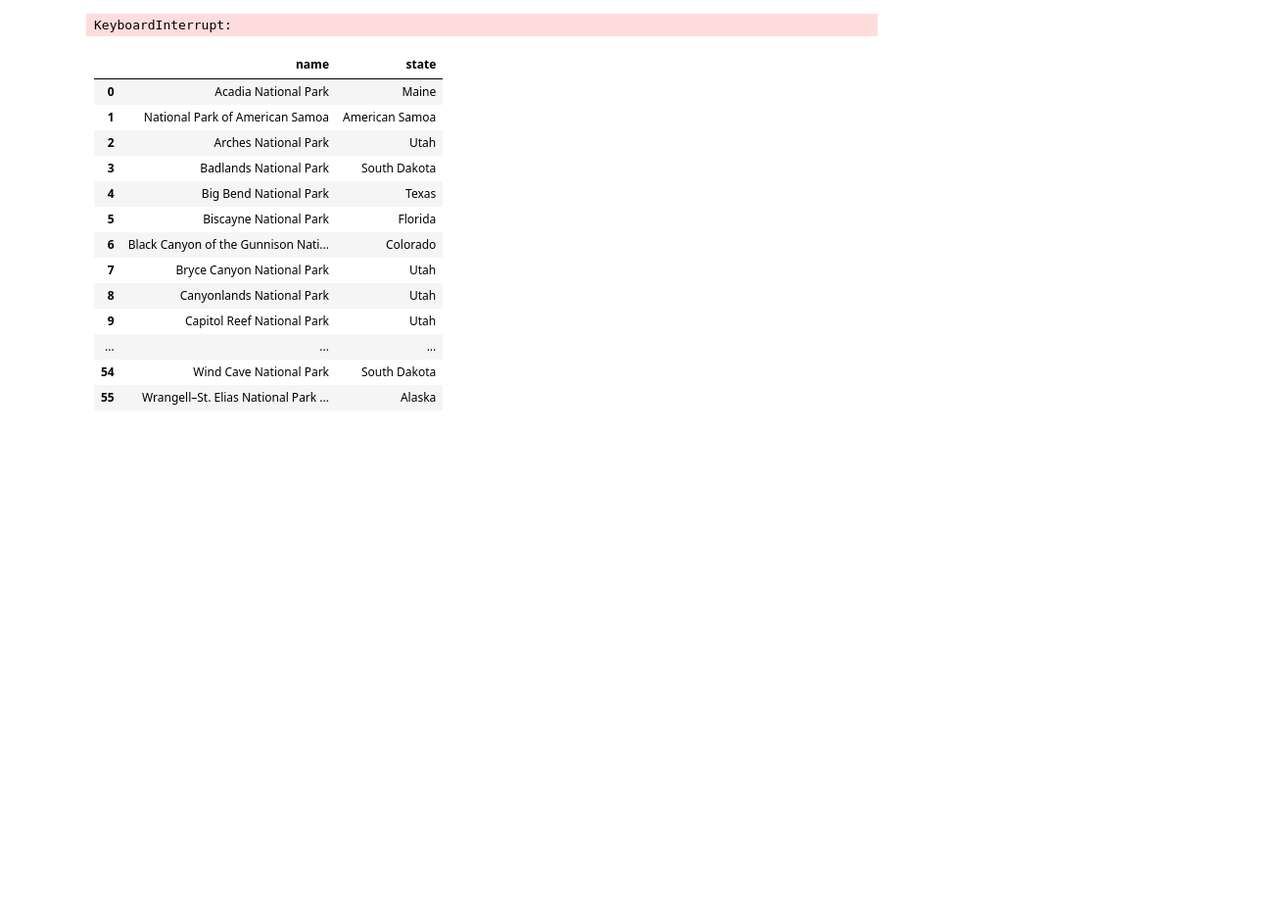
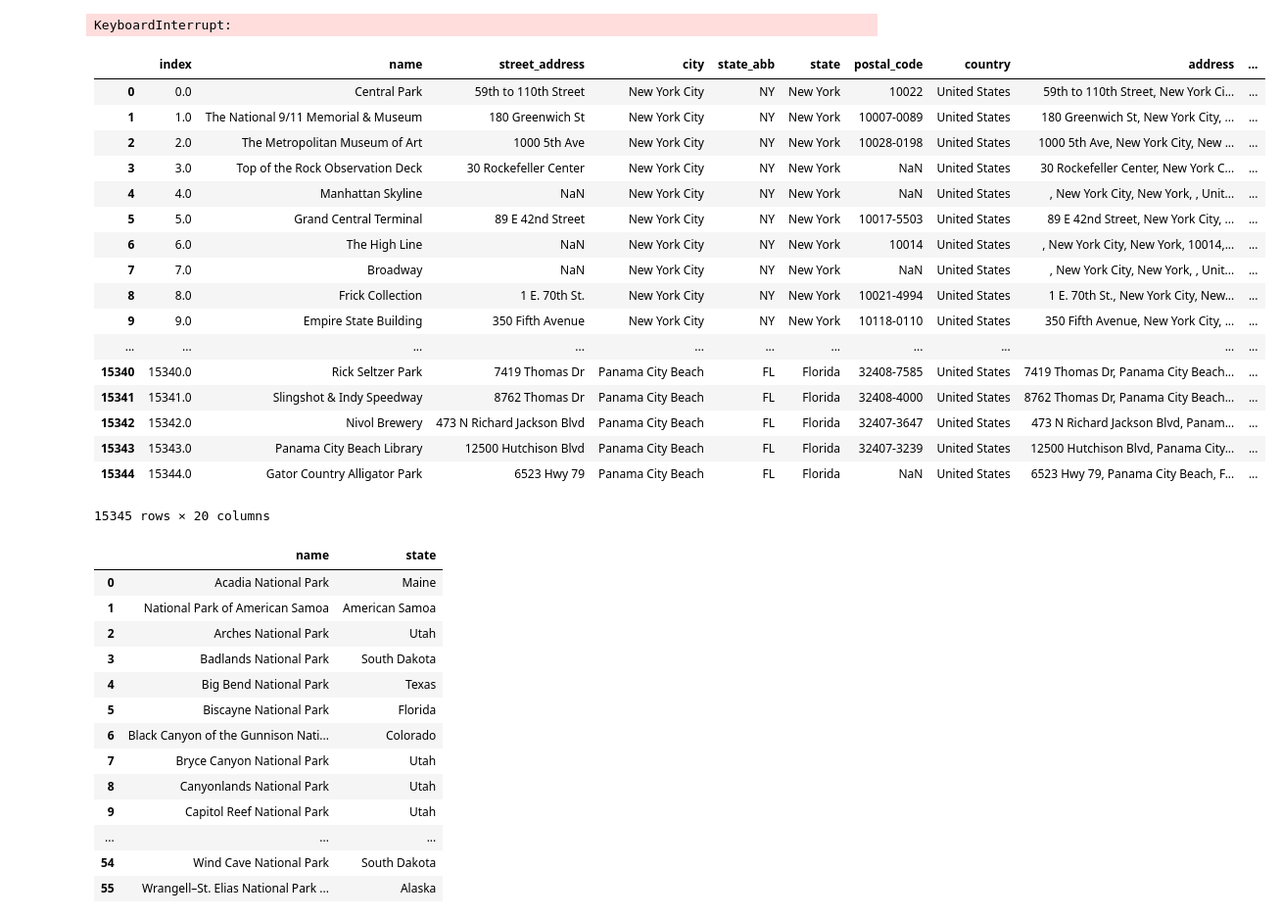
Before and after one commit to kennethcc2005/friends, a Jupyter notebook: Data Wrangling.ipynb, the cells around one changed output. Shown at 98% size. Cells and saved outputs as stored; diff of their text form; code cells hidden in the pictures; blank space fills up the shorter version.

```diff
--- a/Data Wrangling.ipynb
+++ b/Data Wrangling.ipynb
@@ -462,3 +478,25 @@ incorrect_long = poi_detail_state_park.coord_long.loc[2646]
+# %%
+poi_detail_df = pd.read_csv('poi_detail_df.csv', index_col = 0)
+poi_detail_df
+# %% [output]
+|  | index | name | street_address | city | state_abb | state | postal_code | country | address | ... |
+| 0 | 0.0 | Central Park | 59th to 110th Street | New York City | NY | New York | 10022 | United States | 59th to 110th Street, New York Ci... | ... |
+| 1 | 1.0 | The National 9/11 Memorial & Museum | 180 Greenwich St | New York City | NY | New York | 10007-0089 | United States | 180 Greenwich St, New York City, ... | ... |
+| 2 | 2.0 | The Metropolitan Museum of Art | 1000 5th Ave | New York City | NY | New York | 10028-0198 | United States | 1000 5th Ave, New York City, New ... | ... |
+| 3 | 3.0 | Top of the Rock Observation Deck | 30 Rockefeller Center | New York City | NY | New York | NaN | United States | 30 Rockefeller Center, New York C... | ... |
+| 4 | 4.0 | Manhattan Skyline | NaN | New York City | NY | New York | NaN | United States | , New York City, New York, , Unit... | ... |
+| 5 | 5.0 | Grand Central Terminal | 89 E 42nd Street | New York City | NY | New York | 10017-5503 | United States | 89 E 42nd Street, New York City, ... | ... |
+| 6 | 6.0 | The High Line | NaN | New York City | NY | New York | 10014 | United States | , New York City, New York, 10014,... | ... |
+| 7 | 7.0 | Broadway | NaN | New York City | NY | New York | NaN | United States | , New York City, New York, , Unit... | ... |
+| 8 | 8.0 | Frick Collection | 1 E. 70th St. | New York City | NY | New York | 10021-4994 | United States | 1 E. 70th St., New York City, New... | ... |
+| 9 | 9.0 | Empire State Building | 350 Fifth Avenue | New York City | NY | New York | 10118-0110 | United States | 350 Fifth Avenue, New York City, ... | ... |
+| ... | ... | ... | ... | ... | ... | ... | ... | ... | ... | ... |
+| 15340 | 15340.0 | Rick Seltzer Park | 7419 Thomas Dr | Panama City Beach | FL | Florida | 32408-7585 | United States | 7419 Thomas Dr, Panama City Beach... | ... |
+| 15341 | 15341.0 | Slingshot & Indy Speedway | 8762 Thomas Dr | Panama City Beach | FL | Florida | 32408-4000 | United States | 8762 Thomas Dr, Panama City Beach... | ... |
+| 15342 | 15342.0 | Nivol Brewery | 473 N Richard Jackson Blvd | Panama City Beach | FL | Florida | 32407-3647 | United States | 473 N Richard Jackson Blvd, Panam... | ... |
+| 15343 | 15343.0 | Panama City Beach Library | 12500 Hutchison Blvd | Panama City Beach | FL | Florida | 32407-3239 | United States | 12500 Hutchison Blvd, Panama City... | ... |
+| 15344 | 15344.0 | Gator Country Alligator Park | 6523 Hwy 79 | Panama City Beach | FL | Florida | NaN | United States | 6523 Hwy 79, Panama City Beach, F... | ... |
+15345 rows × 20 columns
 # %%
 update_idx = poi_detail_state_park[poi_detail_state_park.coord_long == incorrect_long].index.values
 for index in update_idx:
```
Also changed, not shown: parts of 6 cells of this notebook, 2 other files.
